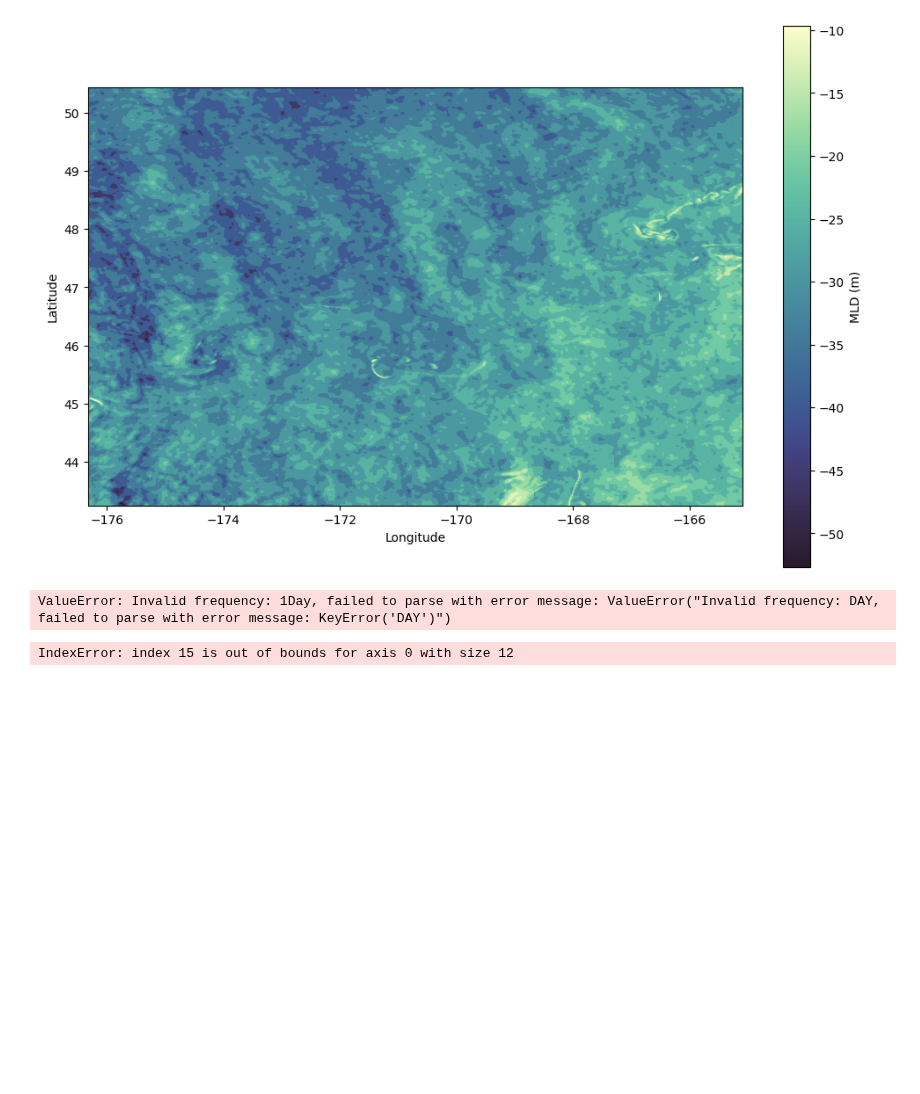
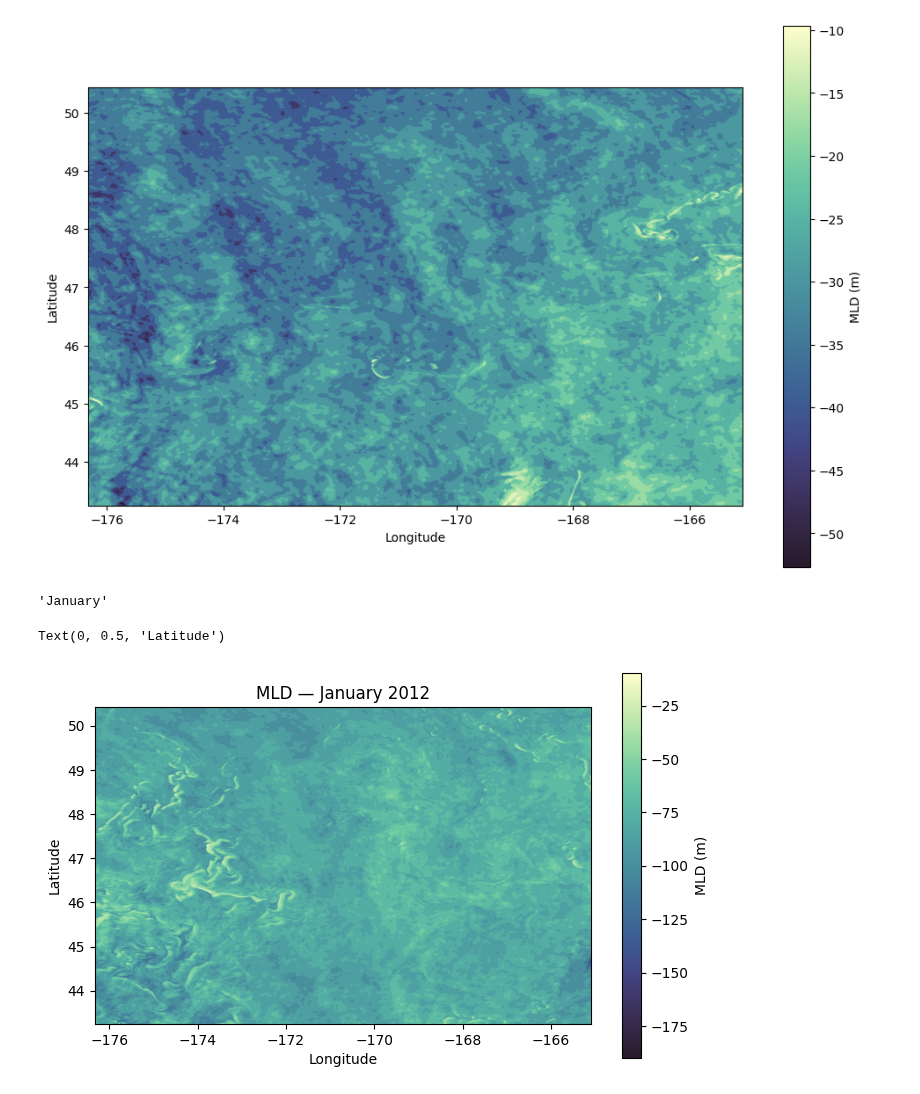
Before and after one commit to GHOpenonic/LLC_ocean_emulator, a Jupyter notebook: high_res_diagnostics/MLD/high-res-video/high_res_vid_MLD.ipynb, the cells around one changed output. Drawn from its saved outputs; the diff is of its cells as text; code cells hidden in the pictures; blank space fills up the shorter version.

```diff
--- a/high_res_diagnostics/MLD/high-res-video/high_res_vid_MLD.ipynb
+++ b/high_res_diagnostics/MLD/high-res-video/high_res_vid_MLD.ipynb
@@ -156,44 +157,53 @@ ax.set_ylabel("Latitude")
 Text(0, 0.5, 'Latitude')
 [figure]
 # %%
-MLD_daily = MLD_per_pixel.resample(time="D").mean()
-monthly_min = MLD_daily.MLD_pixels.resample(time="MS").min(("time", "i", "j"))
-monthly_max = MLD_daily.MLD_pixels.resample(time="MS").max(("time", "i", "j"))
+MLD_partition = MLD_per_pixel#.resample(time="2H", origin="start_day").mean()
+monthly_min = MLD_partition.MLD_pixels.resample(time="MS").min(("time", "i", "j"))
+monthly_max = MLD_partition.MLD_pixels.resample(time="MS").max(("time", "i", "j"))
 
-MLD_daily, monthly_min, monthly_max = dask.compute(
-    MLD_daily, monthly_min, monthly_max
-)
+MLD_partition, monthly_min, monthly_max = dask.compute(
+    MLD_partition, monthly_min, monthly_max)
-# %% [output]
-ValueError: Invalid frequency: 1Day, failed to parse with error message: ValueError("Invalid frequency: DAY, failed to parse with error message: KeyError('DAY')")
+# %%
+t = 2500
+t1 = MLD_partition.isel(time=t)
+month = t1.time.astype("datetime64[M]")
+pd.to_datetime(month.values).strftime("%B")
+# %% [output]
+'January'
 # %%
-t = 15
-t1 = MLD_monthly.isel(time=t)
+t = 2500
+t1 = MLD_partition.isel(time=t)
+month = t1.time.astype("datetime64[M]")
+pd.to_datetime(month.values).strftime("%B")
 
-vmin = float(monthly_min.isel(time=t))
-vmax = float(monthly_max.isel(time=t))
+# Find month start (e.g. 2020-03-01)
+month = t1.time.astype("datetime64[M]")
+# Monthly color limits
+vmin = float(monthly_min.sel(time=month))
+vmax = float(monthly_max.sel(time=month))
 
-fig, ax = plt.subplots(figsize=(12,8))
+fig, ax = plt.subplots(figsize=(8,5))
 
 im = ax.imshow(
     t1["MLD_pixels"],
     extent=[
         float(t1.XC.min()), float(t1.XC.max()),
         float(t1.YC.min()), float(t1.YC.max()),
     ],
     origin="lower",
     vmin=vmin,
     vmax=vmax,
     cmap=cmocean.cm.deep_r
 )
 
 # Month label
-month_str = np.datetime_as_string(t1.time, unit="M")
+month_str = pd.to_datetime(month.values).strftime("%B %Y")
 ax.set_title(f"MLD — {month_str}")
 
 plt.colorbar(im, ax=ax, label="MLD (m)")
-
 ax.set_xlabel("Longitude")
 ax.set_ylabel("Latitude")
 # %% [output]
-IndexError: index 15 is out of bounds for axis 0 with size 12
+Text(0, 0.5, 'Latitude')
+[figure, added]
 # %%
```
Also changed, not shown: parts of 3 cells of this notebook, 4 other files.
